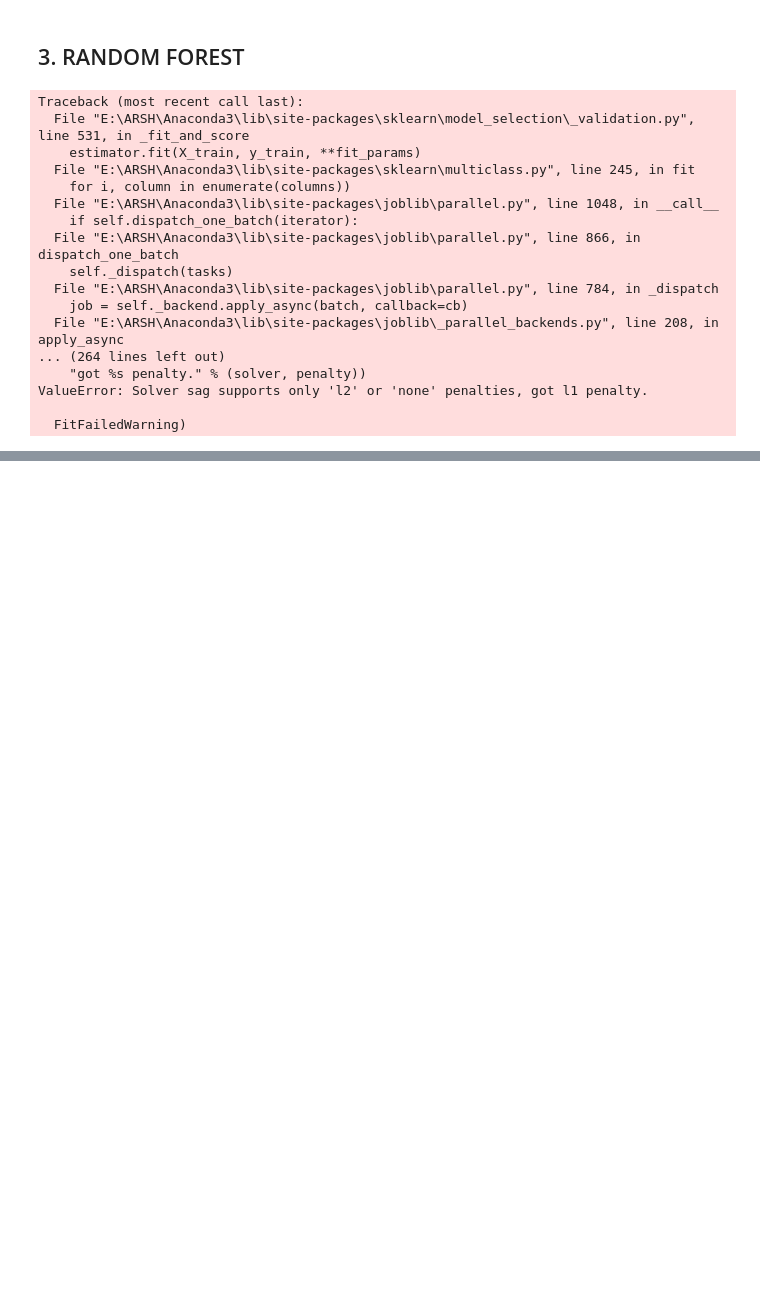
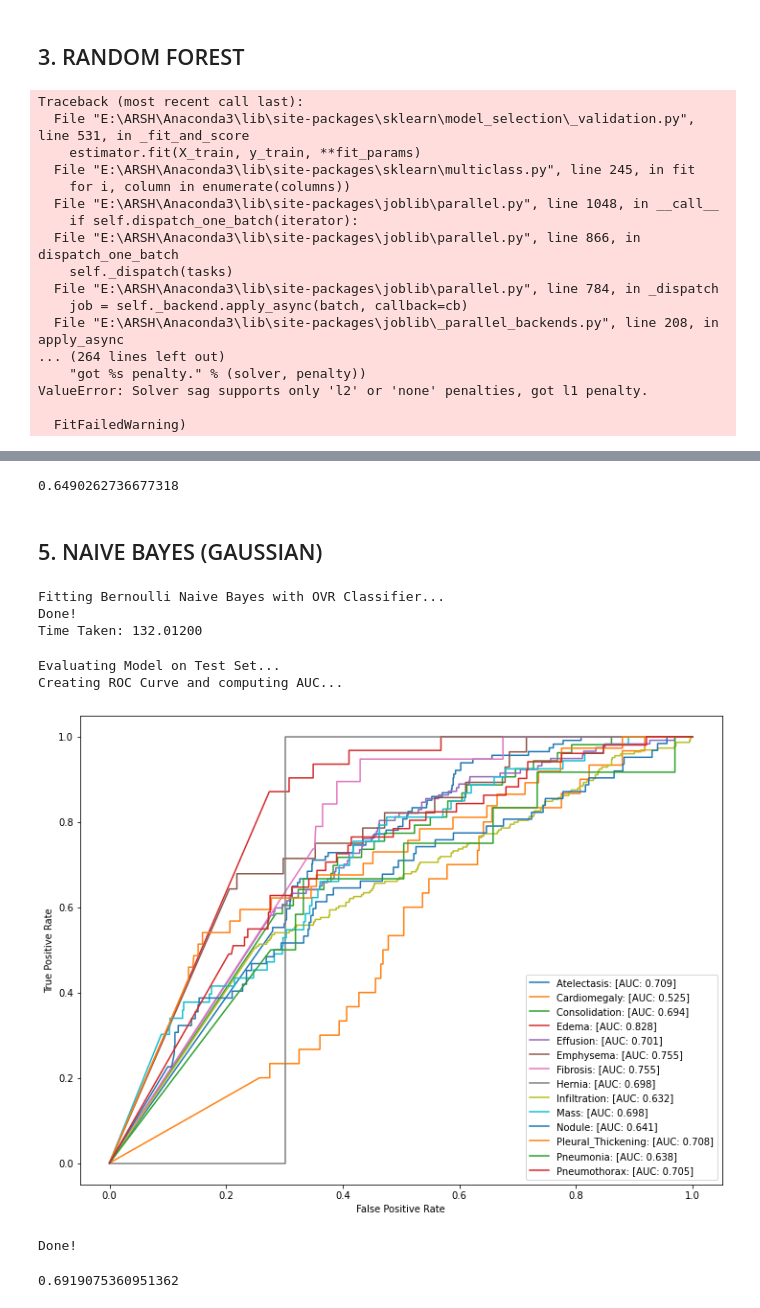
Before and after one commit to arshmodak/NIH_Chest_XRays_Disease_Detection, a Jupyter notebook: ML_on_CNN_Features.ipynb, the cells around one changed output, grey strips where cells are left out. Saved outputs shown, nothing was run; the diff lists cells and outputs as text; code cells hidden in the pictures; blank space fills up the shorter version.

```diff
--- a/ML_on_CNN_Features.ipynb
+++ b/ML_on_CNN_Features.ipynb
@@ -337,0 +404,21 @@ ValueError: Solver sag supports only 'l2' or 'none' penalties, got l1 penalty.
+# %%
+np.array(list(auc_dict.values())).mean()
+# %% [output]
+0.6490262736677318
+# %% [markdown]
+## 5. NAIVE BAYES (GAUSSIAN)
+# %%
+from sklearn.naive_bayes import GaussianNB
+
+print("Fitting Bernoulli Naive Bayes with OVR Classifier...")
+start = time.time()
+gaussianNB = OneVsRestClassifier(GaussianNB())
+
+
+gaussianNB.fit(X_train, y_train)
+print("Done!")
+print("Time Taken: {:.5f}".format(time.time()-start))
+# %% [output]
+Fitting Bernoulli Naive Bayes with OVR Classifier...
+Done!
+Time Taken: 132.01200
@@ -337,0 +428,15 @@ ValueError: Solver sag supports only 'l2' or 'none' penalties, got l1 penalty.
+# %%
+print("Evaluating Model on Test Set...")
+y_preds = gaussianNB.predict_proba(X_test)
+print("Creating ROC Curve and computing AUC...")
+auc_dict = plot_roc_curve(class_dict, y_preds, y_test, get_auc=True)
+print("Done!")
+# %% [output]
+Evaluating Model on Test Set...
+Creating ROC Curve and computing AUC...
+[figure, added]
+Done!
+# %%
+np.array(list(auc_dict.values())).mean()
+# %% [output]
+0.6919075360951362
```
Also changed, not shown: parts of 24 cells of this notebook.
